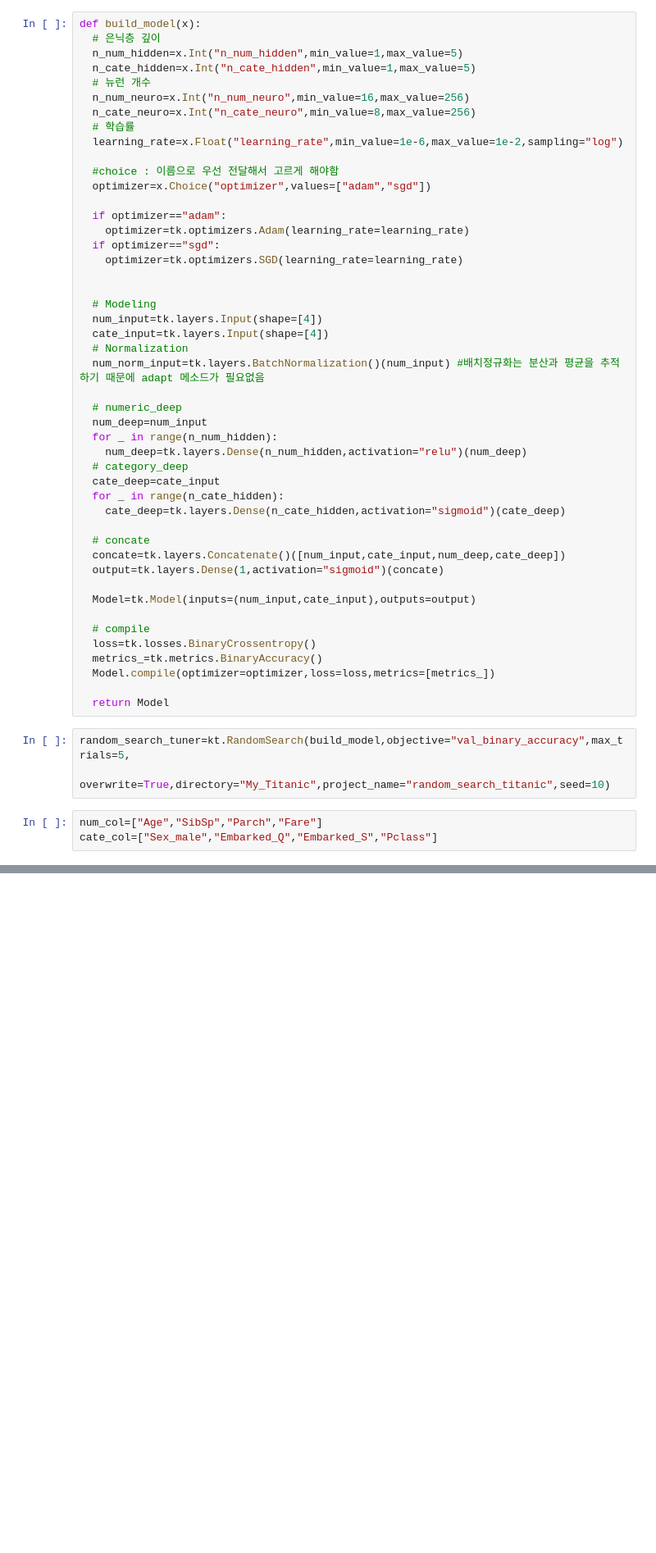
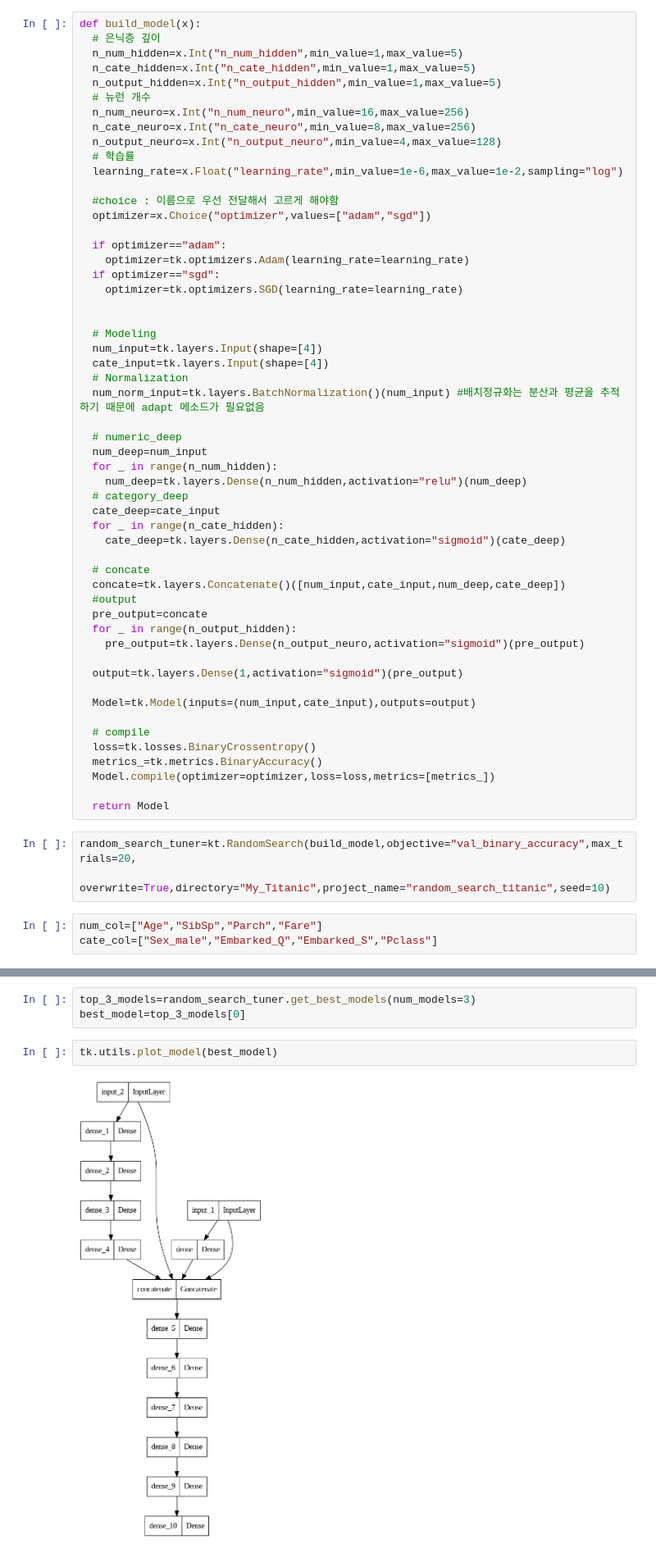
Before and after one commit to Apple03244/Colaboratory, a Jupyter notebook: TensorBoard_&tuningipynb.ipynb, the cells around one changed output, grey strips where cells are left out. Shown at 82% size. Cells and saved outputs as stored; diff of their text form; blank space fills up the shorter version.

```diff
--- a/TensorBoard_&tuningipynb.ipynb
+++ b/TensorBoard_&tuningipynb.ipynb
@@ -141,9 +141,11 @@ def build_model(x):
   # 은닉층 깊이
   n_num_hidden=x.Int("n_num_hidden",min_value=1,max_value=5)
   n_cate_hidden=x.Int("n_cate_hidden",min_value=1,max_value=5)
+  n_output_hidden=x.Int("n_output_hidden",min_value=1,max_value=5)
   # 뉴런 개수
   n_num_neuro=x.Int("n_num_neuro",min_value=16,max_value=256)
   n_cate_neuro=x.Int("n_cate_neuro",min_value=8,max_value=256)
+  n_output_neuro=x.Int("n_output_neuro",min_value=4,max_value=128)
   # 학습률
   learning_rate=x.Float("learning_rate",min_value=1e-6,max_value=1e-2,sampling="log")
 
@@ -173,7 +175,12 @@ def build_model(x):
 
   # concate
   concate=tk.layers.Concatenate()([num_input,cate_input,num_deep,cate_deep])
-  output=tk.layers.Dense(1,activation="sigmoid")(concate)
+  #output
+  pre_output=concate
+  for _ in range(n_output_hidden):
+    pre_output=tk.layers.Dense(n_output_neuro,activation="sigmoid")(pre_output)
+
+  output=tk.layers.Dense(1,activation="sigmoid")(pre_output)
 
   Model=tk.Model(inputs=(num_input,cate_input),outputs=output)
 
@@ -184,7 +191,7 @@ def build_model(x):
 
   return Model
 # %%
-random_search_tuner=kt.RandomSearch(build_model,objective="val_binary_accuracy",max_trials=5,
+random_search_tuner=kt.RandomSearch(build_model,objective="val_binary_accuracy",max_trials=20,
                                     overwrite=True,directory="My_Titanic",project_name="random_search_titanic",seed=10)
 # %%
 num_col=["Age","SibSp","Parch","Fare"]
@@ -212,3 +219,10 @@ Total elapsed time: 00h 01m 30s
+# %%
+top_3_models=random_search_tuner.get_best_models(num_models=3)
+best_model=top_3_models[0]
+# %%
+tk.utils.plot_model(best_model)
+# %% [output]
+[figure, added]
 # %%
 help(tk.callbacks.EarlyStopping)
 callbacks=tk.callbacks.EarlyStopping(patience=10,restore_best_weights=True)
```
Also changed, not shown: parts of 5 cells of this notebook.
